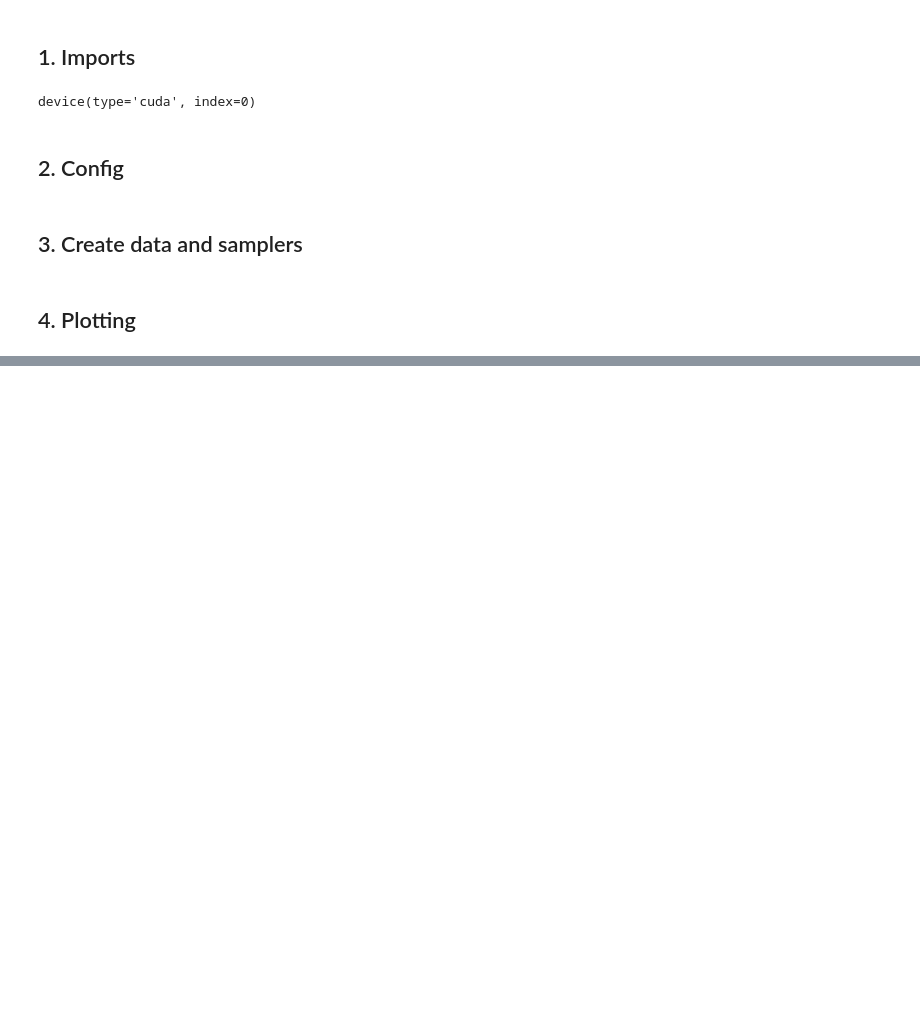
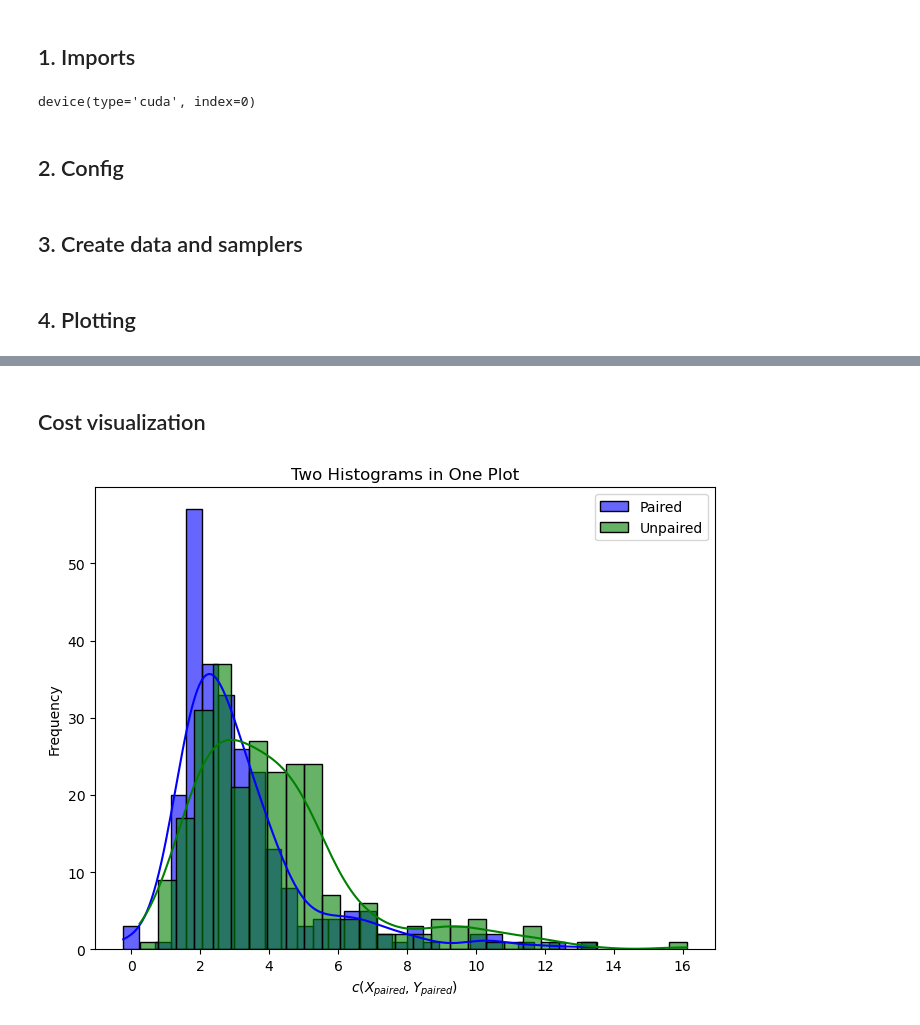
Before and after one commit to MuXauJl11110/EBiEOT, a Jupyter notebook: notebooks/swiss_roll_plot.ipynb, the cells around one changed output, grey strips where cells are left out. Drawn from its saved outputs; the diff is of its cells as text; code cells hidden in the pictures; blank space fills up the shorter version.

```diff
--- a/notebooks/swiss_roll_plot.ipynb
+++ b/notebooks/swiss_roll_plot.ipynb
@@ -182,0 +194,2 @@ Saved ./plots/Swiss_Roll/Light-IOT_M=1024, N=1024, L=64.png
+# %% [markdown]
+## Cost visualization
@@ -182,0 +202,41 @@ Saved ./plots/Swiss_Roll/Light-IOT_M=1024, N=1024, L=64.png
+# %%
+num_target_samples = 256
+# %%
+x = torch.tensor([0.0, 0.0])[None, :] # X_sampler.sample(1)
+X_paired = x.repeat(num_target_samples, 1)
+Y_unpaired = Y_sampler.sample(num_target_samples)
+# %%
+Y_paired = torch.tensor(get_GT_points(X_sampler, Y_sampler, otp_sampler, x, num_target_samples)[0])
+# %%
+with torch.no_grad():
+    b_m = model.compute_b_m(X_paired)
+    log_v_m = model.compute_log_v_m(X_paired)
+
+    log_w_n = model.compute_log_w_n()
+    a_n = model.compute_a_n()
+    A_n = model.compute_A_n()
+
+    cost_distr_paired = model.compute_cost(Y_paired, log_v_m, b_m) - model.compute_primal_potential(Y_paired, log_w_n, a_n, A_n)
+    cost_distr_unpaired = model.compute_cost(Y_unpaired, log_v_m, b_m)- model.compute_primal_potential(Y_unpaired, log_w_n, a_n, A_n)
+# %%
+# Plotting the histograms
+plt.figure(figsize=(8,6))
+
+# First histogram
+sns.histplot(cost_distr_paired.cpu().numpy(), color='blue', label='Paired', kde=True, bins=30, alpha=0.6)
+
+# Second histogram
+sns.histplot(cost_distr_unpaired.cpu().numpy(), color='green', label='Unpaired', kde=True, bins=30, alpha=0.6)
+
+# Adding titles and labels
+plt.title('Two Histograms in One Plot')
+plt.xlabel(r'$c(X_{paired}, Y_{paired})$')
+plt.ylabel('Frequency')
+
+# Show legend
+plt.legend()
+
+# Display the plot
+plt.show()
+# %% [output]
+[figure, added]
```
Also changed, not shown: parts of 15 cells of this notebook, 5 other files.
